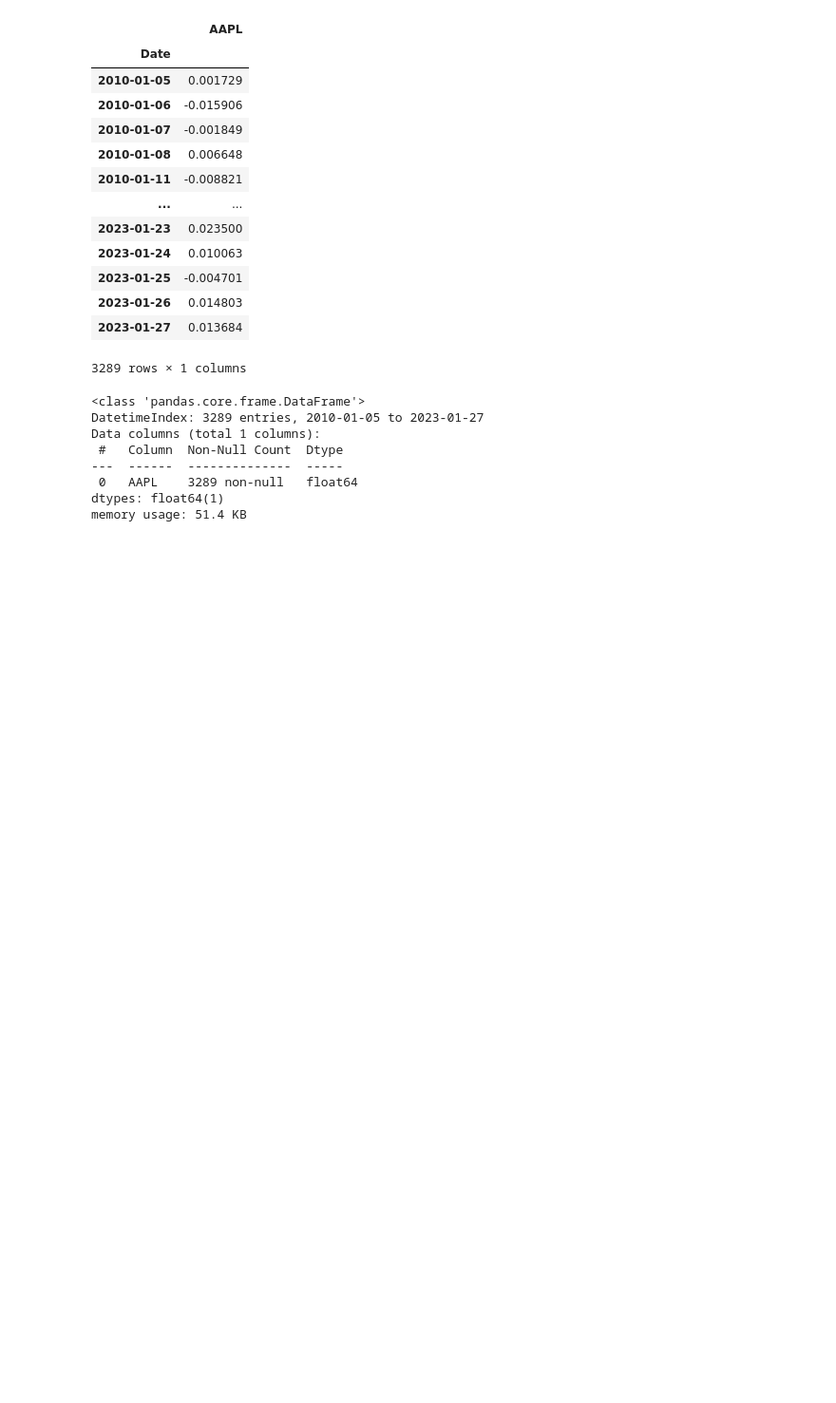
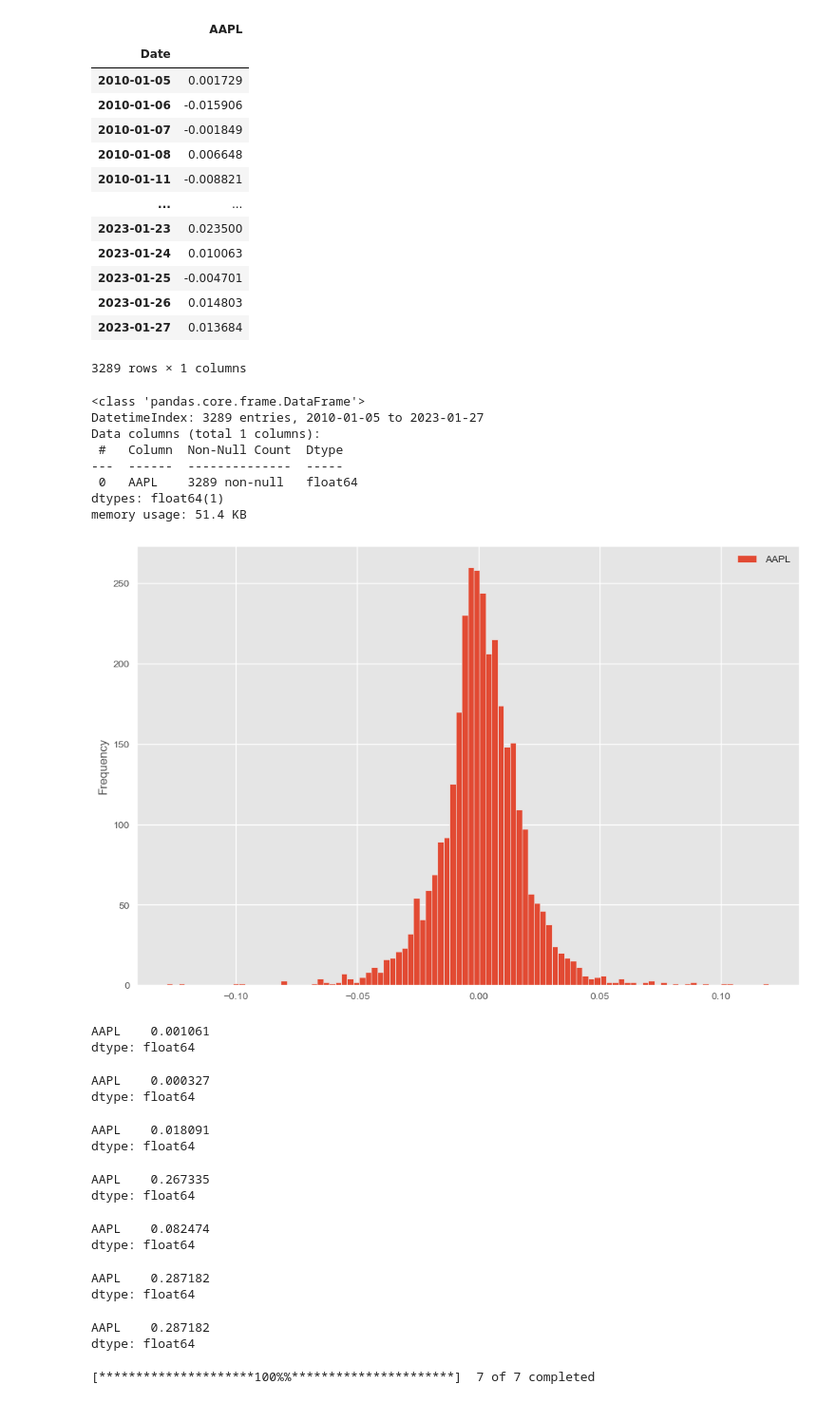
Before and after one commit to SouCode/RoboTrader, a Jupyter notebook: inMoneyTutorial.ipynb, the cells around one changed output. Shown: that part at 95% size. Cells and saved outputs as stored; diff of their text form; code cells hidden in the pictures; blank space fills up the shorter version.

Commit message:
Mean, Variance, Standard deviation

```diff
--- a/inMoneyTutorial.ipynb
+++ b/inMoneyTutorial.ipynb
@@ -658,4 +658,52 @@ Data columns (total 1 columns):
 dtypes: float64(1)
 memory usage: 51.4 KB
 # %%
-ret.plot(kind='hist', fig)
+ret.plot(kind='hist', figsize=(12,8), bins=100)
+plt.show()
+# %% [output]
+[figure, added]
+# %%
+daily_mean_ret= ret.mean()
+daily_mean_ret
+# %% [output]
+AAPL    0.001061
+dtype: float64
+# %%
+var_daily=ret.var()
+var_daily
+# %% [output]
+AAPL    0.000327
+dtype: float64
+# %%
+ret.std()
+# %% [output]
+AAPL    0.018091
+dtype: float64
+# %%
+annual_mean_ret=daily_mean_ret*252
+annual_mean_ret
+# %% [output]
+AAPL    0.267335
+dtype: float64
+# %%
+annual_var_return=var_daily*252
+annual_var_return
+# %% [output]
+AAPL    0.082474
+dtype: float64
+# %%
+annual_stg_returns=np.sqrt(annual_var_return)
+annual_stg_returns
+# %% [output]
+AAPL    0.287182
+dtype: float64
+# %%
+ret.std()*np.sqrt(252)
+# %% [output]
+AAPL    0.287182
+dtype: float64
+# %%
+newTickers= ['SPY', 'AMZN', 'MSFT', 'NSRGY', 'UNH', 'WMT', 'JNJ']
+souStocks = yf.download(newTickers, start = '2010-01-01', end ='2023-05-01')
+# %% [output]
+[*********************100%%**********************]  7 of 7 completed
```
Also changed, not shown: parts of 7 cells of this notebook.
